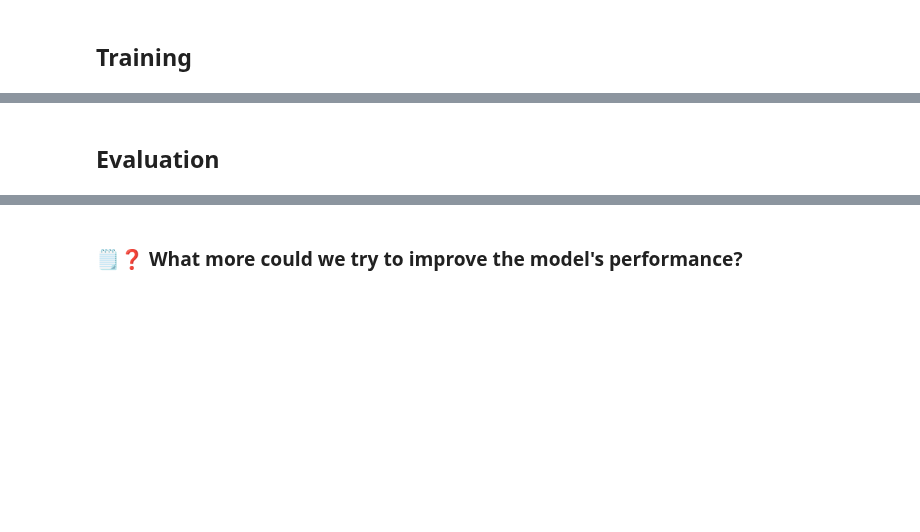
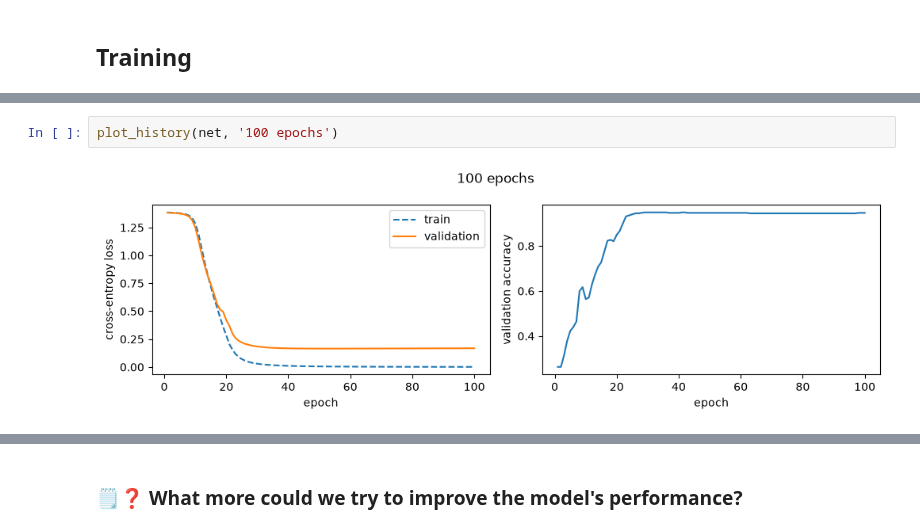
Before and after one commit to Andrian0s/ML4NLP1-2026-Tutorial-Notebooks, a Jupyter notebook: tutorials_notebooks_in_class_2026/W04_tutorial_skorch.ipynb, the cells around one changed output, grey strips where cells are left out. Saved outputs shown, nothing was run; the diff lists cells and outputs as text; blank space fills up the shorter version.

```diff
--- a/tutorials_notebooks_in_class_2026/W04_tutorial_skorch.ipynb
+++ b/tutorials_notebooks_in_class_2026/W04_tutorial_skorch.ipynb
@@ -480,5 +490,7 @@ net.fit(X_train_tfidf, y_train)
     (output): Linear(in_features=400, out_features=4, bias=True)
   ),
 )
-# %% [markdown]
-## Evaluation
+# %%
+plot_history(net, '100 epochs')
+# %% [output]
+[figure, added]
```
Also changed, not shown: parts of 58 cells of this notebook.
